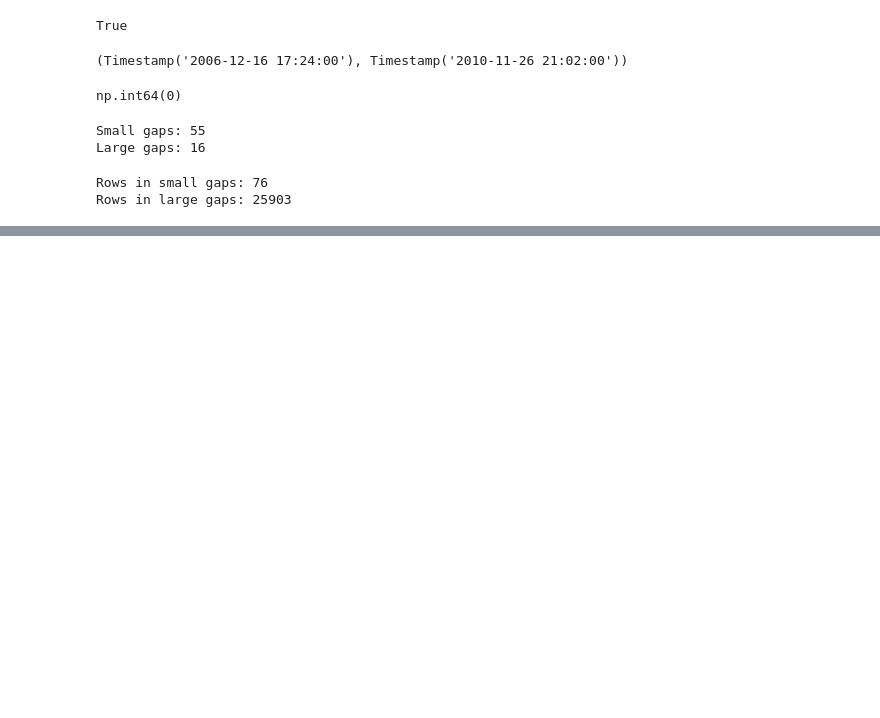
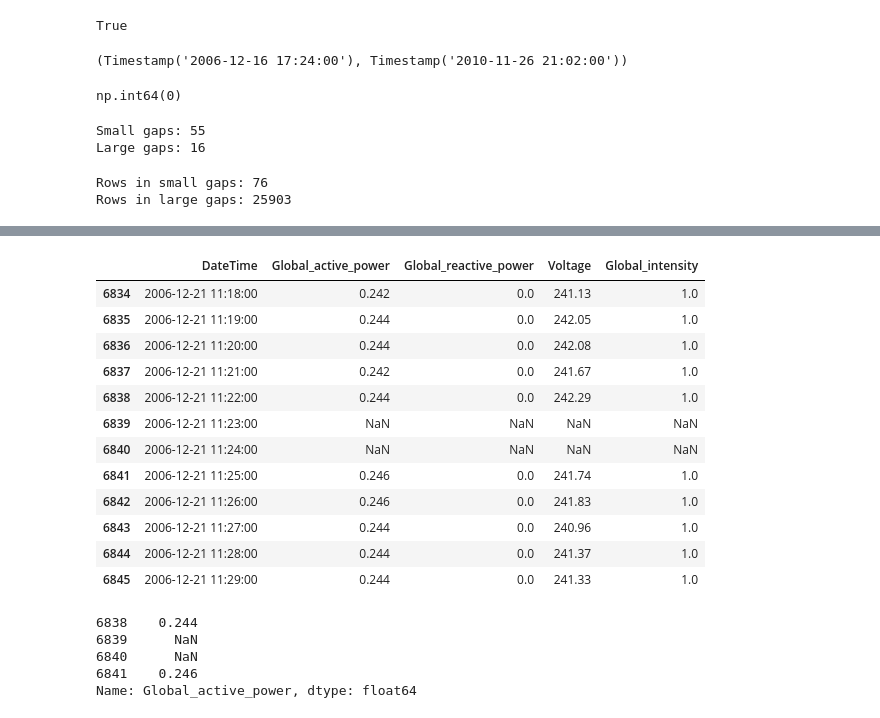
Before and after one commit to bhavyarattan21/smart-energy-forecasting, a Jupyter notebook: notebooks/01_data_understanding.ipynb, the cells around one changed output, grey strips where cells are left out. Drawn from its saved outputs; the diff is of its cells as text; code cells hidden in the pictures; blank space fills up the shorter version.

```diff
--- a/notebooks/01_data_understanding.ipynb
+++ b/notebooks/01_data_understanding.ipynb
@@ -424,0 +563,24 @@ Rows in large gaps: 25903
+# %%
+medium_gaps = gap_summary[
+    gap_summary["gap_category"] == "Medium"
+]
+
+for _, gap in medium_gaps.iterrows():
+    start = gap["start_index"]
+    end = gap["end_index"]
+
+    before_value = df_clean.loc[
+        start - 1,
+        "Global_active_power"
+    ]
+
+    after_value = df_clean.loc[
+        end + 1,
+        "Global_active_power"
+    ]
+
+    print(
+        f"Gap: {gap['duration_minutes']} minutes | "
+        f"Before: {before_value} | "
+        f"After: {after_value}"
+    )
@@ -424,0 +595,6 @@ Rows in large gaps: 25903
+# %%
+small_gap = gap_summary[
+    gap_summary["gap_category"] == "Small"
+].iloc[0]
+
+small_gap
@@ -424,0 +609,41 @@ Rows in large gaps: 25903
+# %%
+start = small_gap["start_index"]
+end = small_gap["end_index"]
+
+df_clean.loc[
+    start - 5 : end + 5,
+    [
+        "DateTime",
+        "Global_active_power",
+        "Global_reactive_power",
+        "Voltage",
+        "Global_intensity"
+    ]
+]
+# %% [output]
+|  | DateTime | Global_active_power | Global_reactive_power | Voltage | Global_intensity |
+| 6834 | 2006-12-21 11:18:00 | 0.242 | 0.0 | 241.13 | 1.0 |
+| 6835 | 2006-12-21 11:19:00 | 0.244 | 0.0 | 242.05 | 1.0 |
+| 6836 | 2006-12-21 11:20:00 | 0.244 | 0.0 | 242.08 | 1.0 |
+| 6837 | 2006-12-21 11:21:00 | 0.242 | 0.0 | 241.67 | 1.0 |
+| 6838 | 2006-12-21 11:22:00 | 0.244 | 0.0 | 242.29 | 1.0 |
+| 6839 | 2006-12-21 11:23:00 | NaN | NaN | NaN | NaN |
+| 6840 | 2006-12-21 11:24:00 | NaN | NaN | NaN | NaN |
+| 6841 | 2006-12-21 11:25:00 | 0.246 | 0.0 | 241.74 | 1.0 |
+| 6842 | 2006-12-21 11:26:00 | 0.246 | 0.0 | 241.83 | 1.0 |
+| 6843 | 2006-12-21 11:27:00 | 0.244 | 0.0 | 240.96 | 1.0 |
+| 6844 | 2006-12-21 11:28:00 | 0.244 | 0.0 | 241.37 | 1.0 |
+| 6845 | 2006-12-21 11:29:00 | 0.244 | 0.0 | 241.33 | 1.0 |
+# %%
+test_gap = df_clean.loc[
+    start - 1 : end + 1,
+    "Global_active_power"
+].copy()
+
+test_gap
+# %% [output]
+6838    0.244
+6839      NaN
+6840      NaN
+6841    0.246
+Name: Global_active_power, dtype: float64
```
Also changed, not shown: parts of 13 cells of this notebook.
